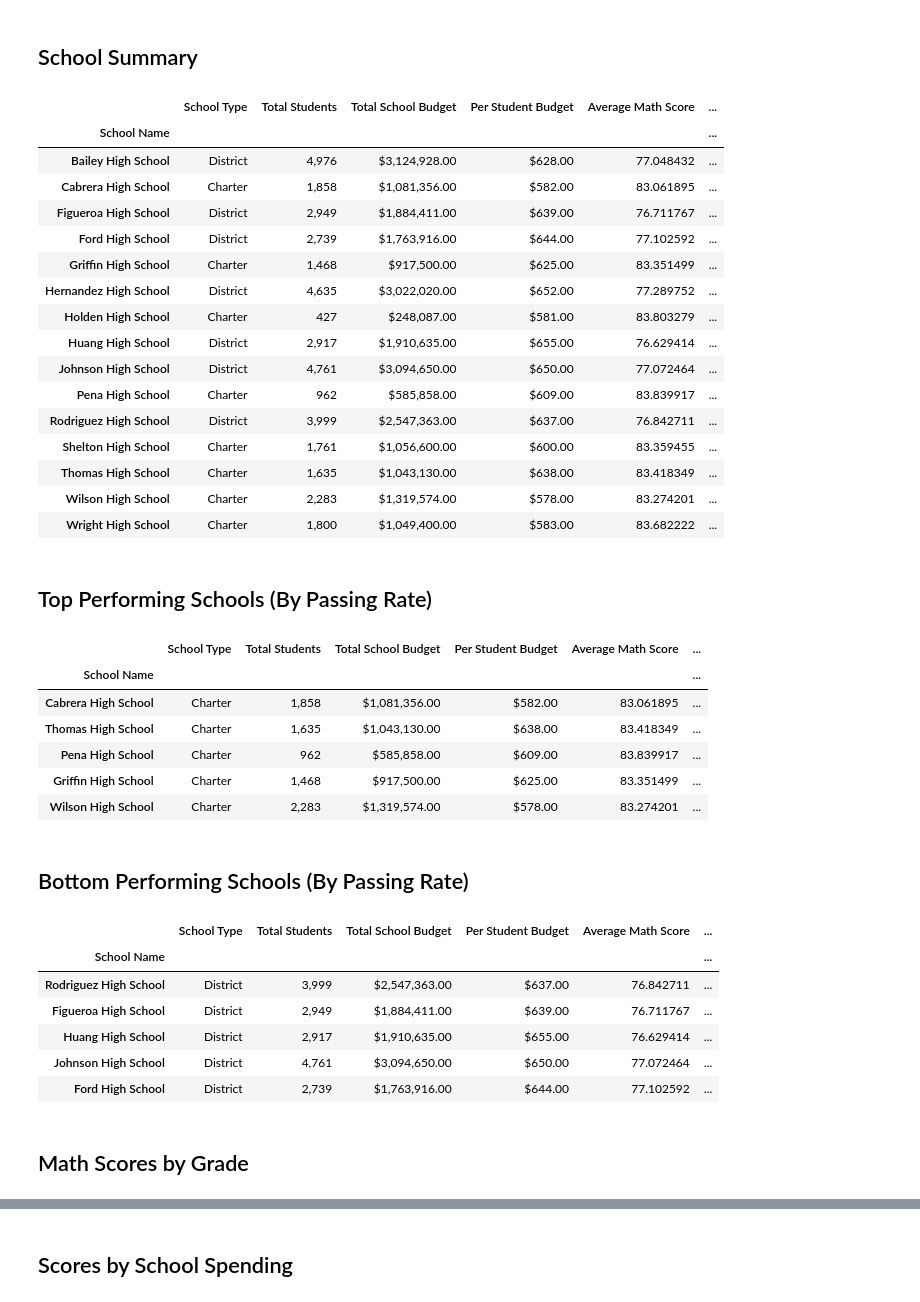
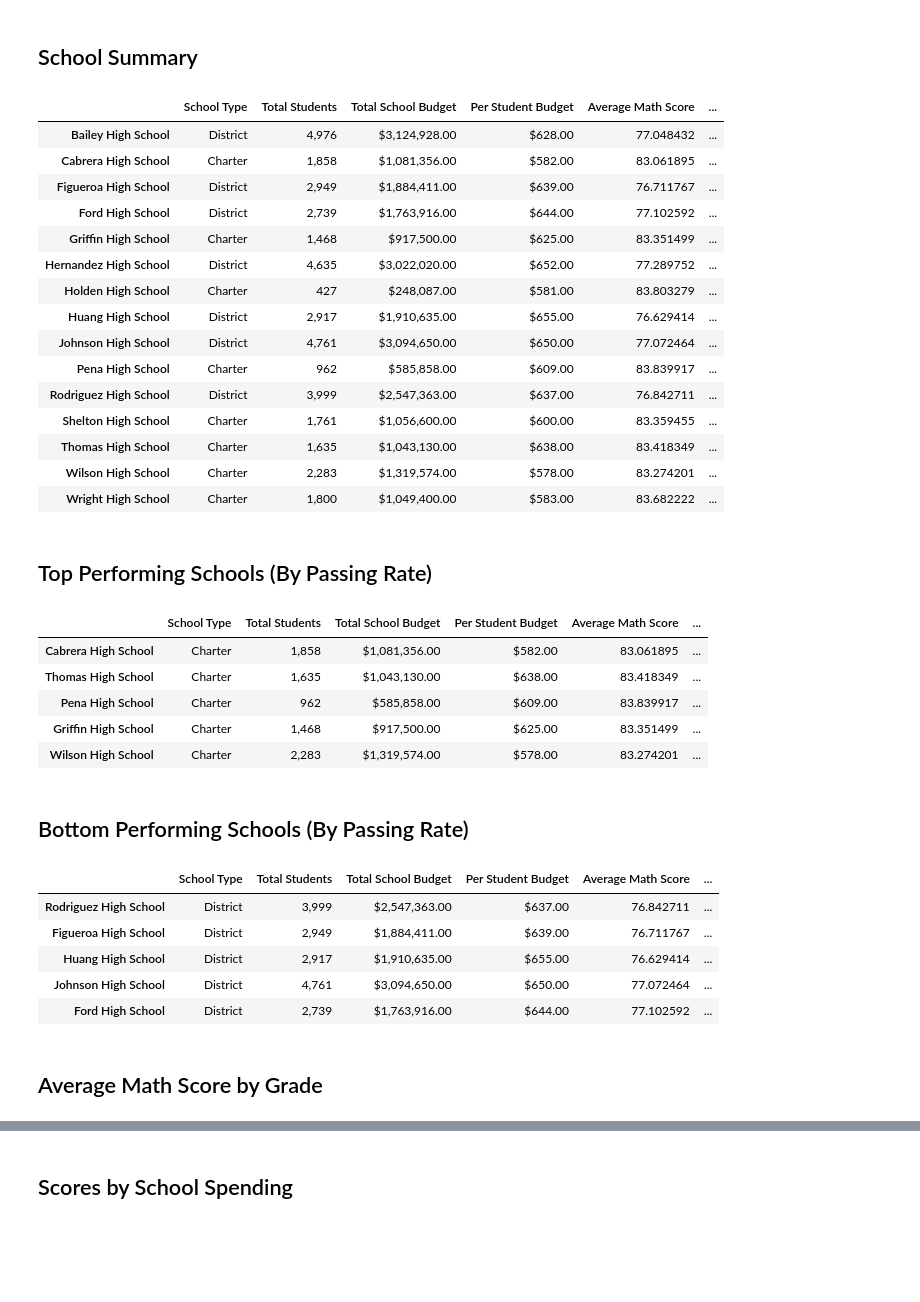
Before and after one commit to Michelin96/pandas-challenge, a Jupyter notebook: PyCitySchools/PyCitySchools_starter.ipynb, the cells around one changed output, grey strips where cells are left out. Cells and saved outputs as stored; diff of their text form; code cells hidden in the pictures; blank space fills up the shorter version.

Commit message:
school averages by grade compled

```diff
--- a/PyCitySchools/PyCitySchools_starter.ipynb
+++ b/PyCitySchools/PyCitySchools_starter.ipynb
@@ -101,26 +101,26 @@ final_grouped_data = pd.merge(budget_grouped_data, all_school_percentages, on=["
 # %%
 #Create a dataframe with the School Summary
 school_summary = pd.DataFrame({"School Name": final_grouped_data["school_name"],
                                "School Type": final_grouped_data["School Type"],
                                "Total Students": final_grouped_data["size"],
                                "Total School Budget": final_grouped_data["budget"],
                                "Per Student Budget":final_grouped_data["Per Student Budget"],
                                "Average Math Score": final_grouped_data["math_score"],
                                "Average Reading Score": final_grouped_data["reading_score"],
                                "Per Student Budget": final_grouped_data["Per Student Budget"],
                                "% Passing Math": final_grouped_data["% Passing Math"],
                                "% Passing Reading": final_grouped_data["% Passing Reading"],
                                "% Overall Passing Rate": final_grouped_data["% Overall Passing Rate"]}).set_index("School Name", drop=True)
 
 #Format the student and budget columns
 school_summary["Total Students"] = school_summary["Total Students"].map("{:,.0f}".format)
 school_summary["Total School Budget"] = school_summary["Total School Budget"].map("${:,.2f}".format)
 school_summary["Per Student Budget"] = school_summary["Per Student Budget"].map("${:,.2f}".format)
-#Remove the index column name and pring out the final summary
+#Remove the index column name and print out the final summary
+school_summary.index.name = None
 school_summary
 # %% [output]
 |  | School Type | Total Students | Total School Budget | Per Student Budget | Average Math Score | ... |
-| School Name |  |  |  |  |  | ... |
 | Bailey High School | District | 4,976 | $3,124,928.00 | $628.00 | 77.048432 | ... |
 | Cabrera High School | Charter | 1,858 | $1,081,356.00 | $582.00 | 83.061895 | ... |
 | Figueroa High School | District | 2,949 | $1,884,411.00 | $639.00 | 76.711767 | ... |
@@ -144,7 +144,6 @@ top_performing_schools = school_summary.sort_values("% Overall Passing Rate", as
 top_performing_schools.head()
 # %% [output]
 |  | School Type | Total Students | Total School Budget | Per Student Budget | Average Math Score | ... |
-| School Name |  |  |  |  |  | ... |
 | Cabrera High School | Charter | 1,858 | $1,081,356.00 | $582.00 | 83.061895 | ... |
 | Thomas High School | Charter | 1,635 | $1,043,130.00 | $638.00 | 83.418349 | ... |
 | Pena High School | Charter | 962 | $585,858.00 | $609.00 | 83.839917 | ... |
@@ -158,7 +157,6 @@ bottom_performing_schools = school_summary.sort_values("% Overall Passing Rate")
 bottom_performing_schools.head()
 # %% [output]
 |  | School Type | Total Students | Total School Budget | Per Student Budget | Average Math Score | ... |
-| School Name |  |  |  |  |  | ... |
 | Rodriguez High School | District | 3,999 | $2,547,363.00 | $637.00 | 76.842711 | ... |
 | Figueroa High School | District | 2,949 | $1,884,411.00 | $639.00 | 76.711767 | ... |
 | Huang High School | District | 2,917 | $1,910,635.00 | $655.00 | 76.629414 | ... |
@@ -167,2 +185,2 @@ bottom_performing_schools.head()
 # %% [markdown]
-## Math Scores by Grade
+## Average Math Score by Grade
```
Also changed, not shown: parts of 15 cells of this notebook.
